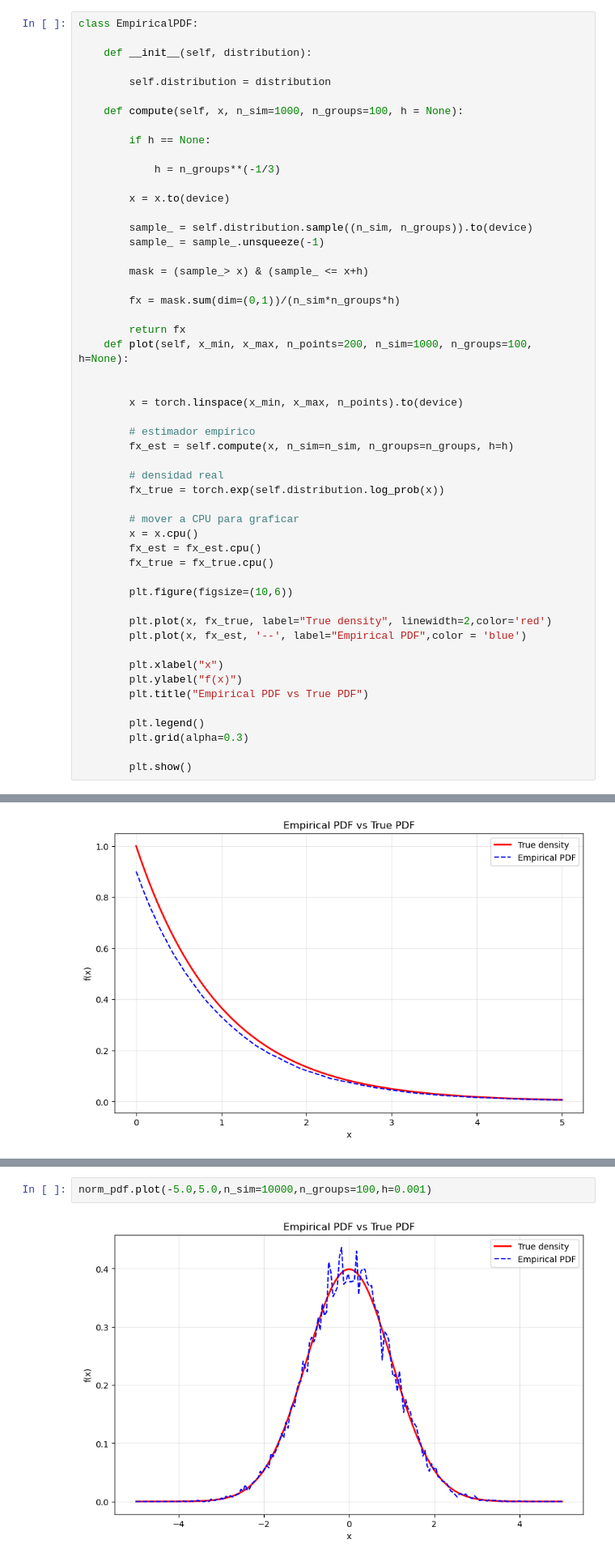
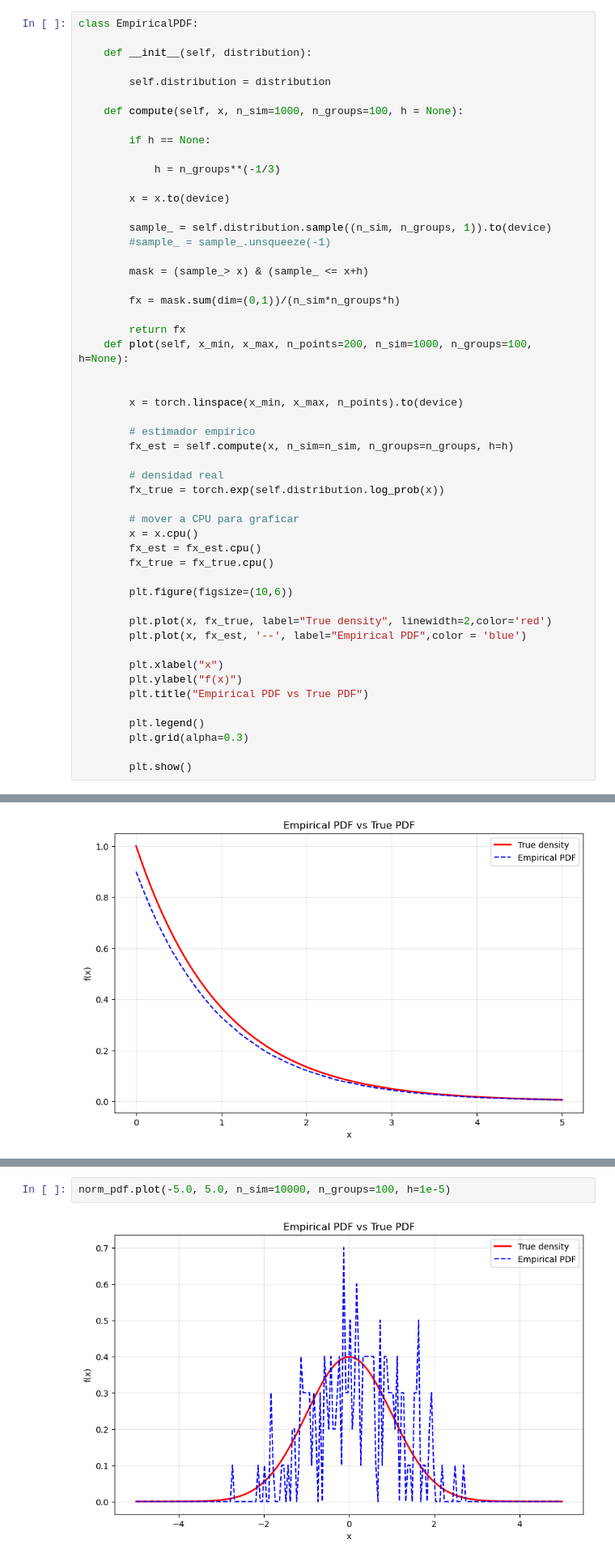
Before and after one commit to yaelrsc/Computaci-n-estad-stica-2026-2, a Jupyter notebook: Monte Carlo/metodo_monte_carlo.ipynb, the cells around one changed output, grey strips where cells are left out. Shown at 81% size. Saved outputs shown, nothing was run; the diff lists cells and outputs as text.

```diff
--- a/Monte Carlo/metodo_monte_carlo.ipynb
+++ b/Monte Carlo/metodo_monte_carlo.ipynb
@@ -116,8 +122,8 @@ class EmpiricalPDF:
 
         x = x.to(device)
 
-        sample_ = self.distribution.sample((n_sim, n_groups)).to(device)
-        sample_ = sample_.unsqueeze(-1)
+        sample_ = self.distribution.sample((n_sim, n_groups, 1)).to(device)
+        #sample_ = sample_.unsqueeze(-1)
 
         mask = (sample_> x) & (sample_ <= x+h)
 
@@ -164,6 +170,6 @@ norm_pdf.plot(-5.0,5.0,n_sim=10000,n_groups=100)
 # %% [output]
 [figure]
 # %%
-norm_pdf.plot(-5.0,5.0,n_sim=10000,n_groups=100,h=0.001)
+norm_pdf.plot(-5.0, 5.0, n_sim=10000, n_groups=100, h=1e-5)
 # %% [output]
-[figure, old version]
+[figure, new version]
```
Also changed, not shown: parts of 14 cells of this notebook, 3 other files.
